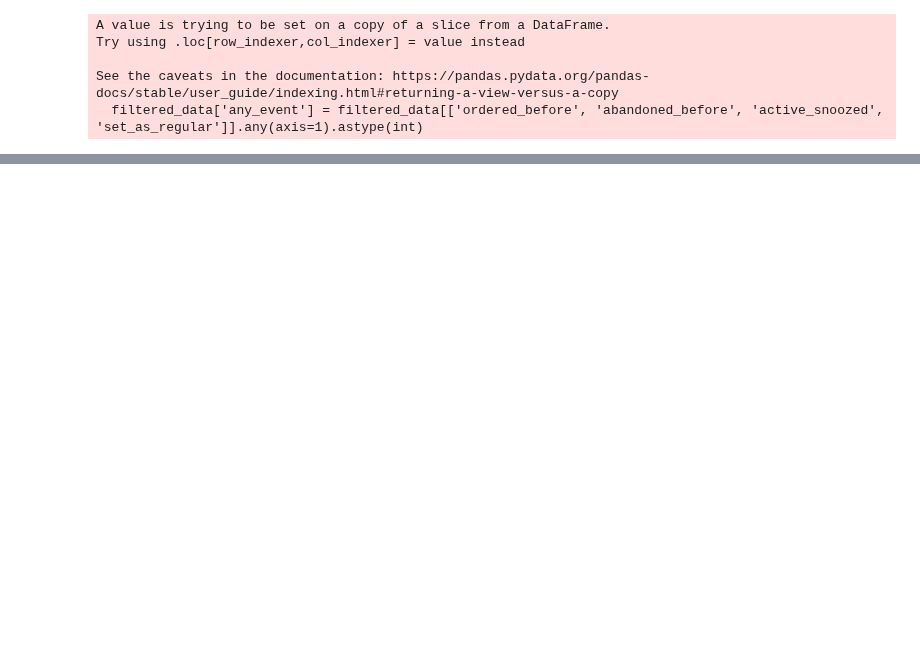
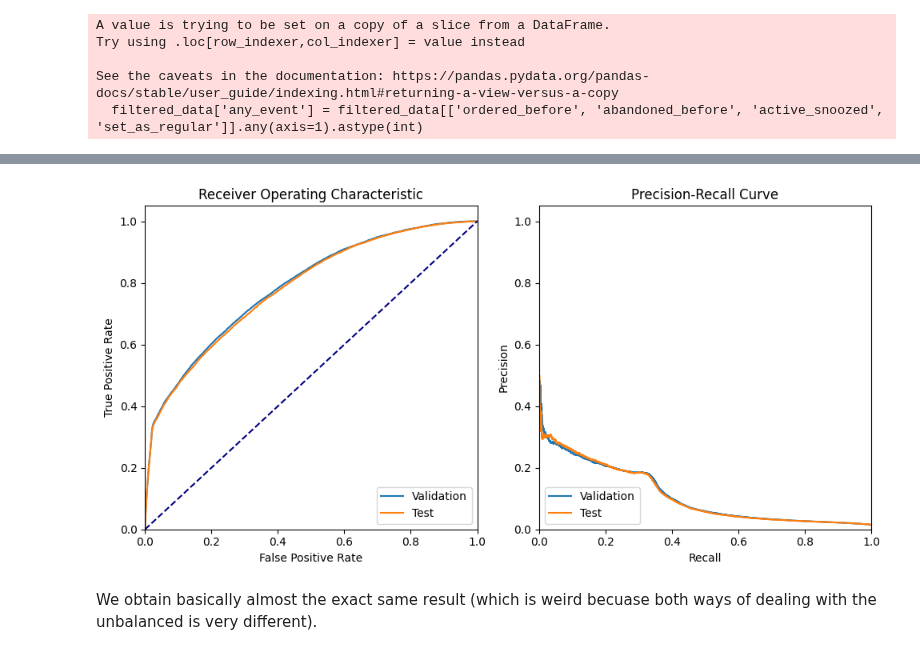
Before and after one commit to dan1dr/zrive-ds, a Jupyter notebook: src/module_3/push_exploration.ipynb, the cells around one changed output, grey strips where cells are left out. Cells and saved outputs as stored; diff of their text form; code cells hidden in the pictures; blank space fills up the shorter version.

```diff
--- a/src/module_3/push_exploration.ipynb
+++ b/src/module_3/push_exploration.ipynb
@@ -143,0 +493,45 @@ final_data.head()
+# %%
+from sklearn.metrics import roc_curve, auc, precision_recall_curve
+
+# Calculate probabilities for the positive class
+y_val_probs = model.predict_proba(X_val)[:, 1]
+y_test_probs = model.predict_proba(X_test)[:, 1]
+
+# ROC Curve
+fpr_val, tpr_val, _ = roc_curve(y_val, y_val_probs)
+fpr_test, tpr_test, _ = roc_curve(y_test, y_test_probs)
+
+plt.figure(figsize=(10,5))
+
+plt.subplot(1, 2, 1)
+plt.plot(fpr_val, tpr_val, label='Validation')
+plt.plot(fpr_test, tpr_test, label='Test')
+plt.plot([0, 1], [0, 1], color='navy', linestyle='--')
+plt.xlim([0.0, 1.0])
+plt.ylim([0.0, 1.05])
+plt.xlabel('False Positive Rate')
+plt.ylabel('True Positive Rate')
+plt.title('Receiver Operating Characteristic')
+plt.legend(loc="lower right")
+
+
+# Precision-Recall Curve
+precision_val, recall_val, _ = precision_recall_curve(y_val, y_val_probs)
+precision_test, recall_test, _ = precision_recall_curve(y_test, y_test_probs)
+
+plt.subplot(1, 2, 2)
+plt.plot(recall_val, precision_val, label='Validation')
+plt.plot(recall_test, precision_test, label='Test')
+plt.xlim([0.0, 1.0])
+plt.ylim([0.0, 1.05])
+plt.xlabel('Recall')
+plt.ylabel('Precision')
+plt.title('Precision-Recall Curve')
+plt.legend(loc="lower left")
+
+plt.tight_layout()
+plt.show()
+# %% [output]
+[figure, added]
+# %% [markdown]
+We obtain basically almost the exact same result (which is weird becuase both ways of dealing with the unbalanced is very different).
```
Also changed, not shown: parts of 32 cells of this notebook, 2 other files.
